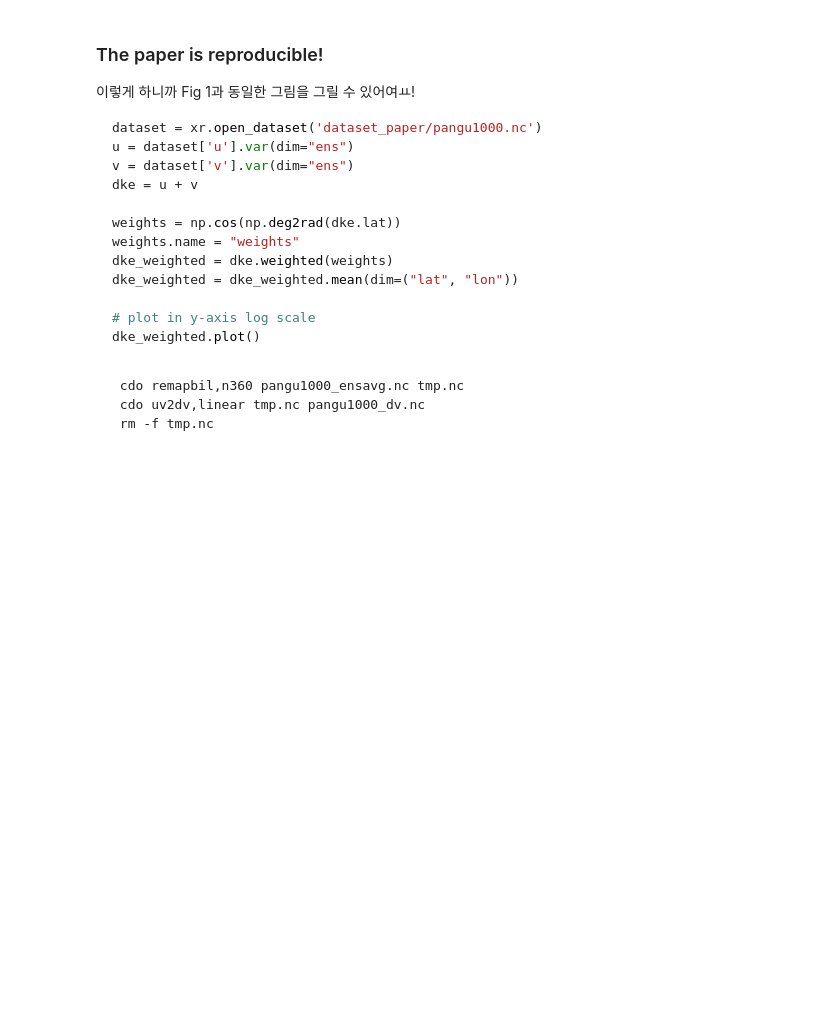
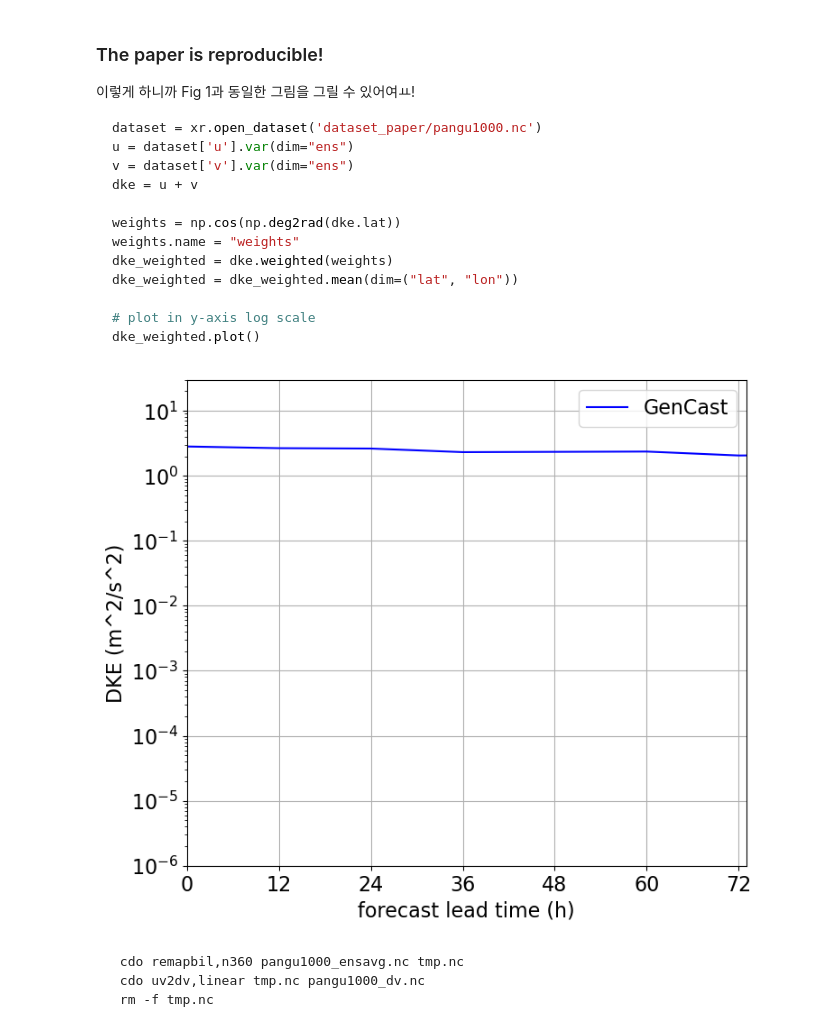
Before and after one commit to HisKim1/his_graphcast, a Jupyter notebook: spectra/DKE_practice.ipynb, the cells around one changed output. Cells and saved outputs as stored; diff of their text form; code cells hidden in the pictures; blank space fills up the shorter version.

````diff
--- a/spectra/DKE_practice.ipynb
+++ b/spectra/DKE_practice.ipynb
@@ -41,37 +41,39 @@ dke_weighted = dke_weighted.mean(dim=("lat", "lon"))
 # %%
 # plot dke in log-scale y axis
 
 # increase the figure font size
 plt.rcParams.update({'font.size': 16})
 
 plt.figure(figsize=(8, 7))
 # plt.plot(np.arange(0, 73, 1), dke_weighted, color="red")
 
-dataset = xr.open_zarr("/geodata2/Gencast/output/2021-06-21.zarr").sel(level=300).squeeze()
-u = dataset['10m_u_component_of_wind'].var(dim="sample")
-v = dataset['10m_v_component_of_wind'].var(dim="sample")
+# dataset = xr.open_zarr("/geodata2/Gencast/output/2021-06-21.zarr").sel(level=300).squeeze()
+# u = dataset['10m_u_component_of_wind'].var(dim="sample")
+# v = dataset['10m_v_component_of_wind'].var(dim="sample")
 dke = u + v # (73, 721, 1440)
 
 # calculate the weighted mean
 weights = np.cos(np.deg2rad(dke.lat))
 weights.name = "weights"
 dke_weighted = dke.weighted(weights)
 dke_weighted = dke_weighted.mean(dim=("lat", "lon"))
 
 plt.plot(np.arange(0, 12, 1)*12, dke_weighted.isel(time=slice(0, 12)), color="blue", label="GenCast")
 
 plt.yscale("log")
 
 # x axis: 0 ~ 72hr, hourly
 plt.xticks(np.arange(0, 73, 12))
 plt.xlim(0, 73)
 plt.xlabel("forecast lead time (h)")
-# plt.ylim(10**-6, 30)
+plt.ylim(10**-6, 30)
 plt.ylabel("DKE (m^2/s^2)")
 plt.grid()
 plt.legend()
 plt.show()
 # plt.savefig("dke_weighted.png")
+# %% [output]
+[figure, added]
 # %% [markdown]
 ```bash
  cdo remapbil,n360 pangu1000_ensavg.nc tmp.nc
````
Also changed, not shown: 7 other files.
